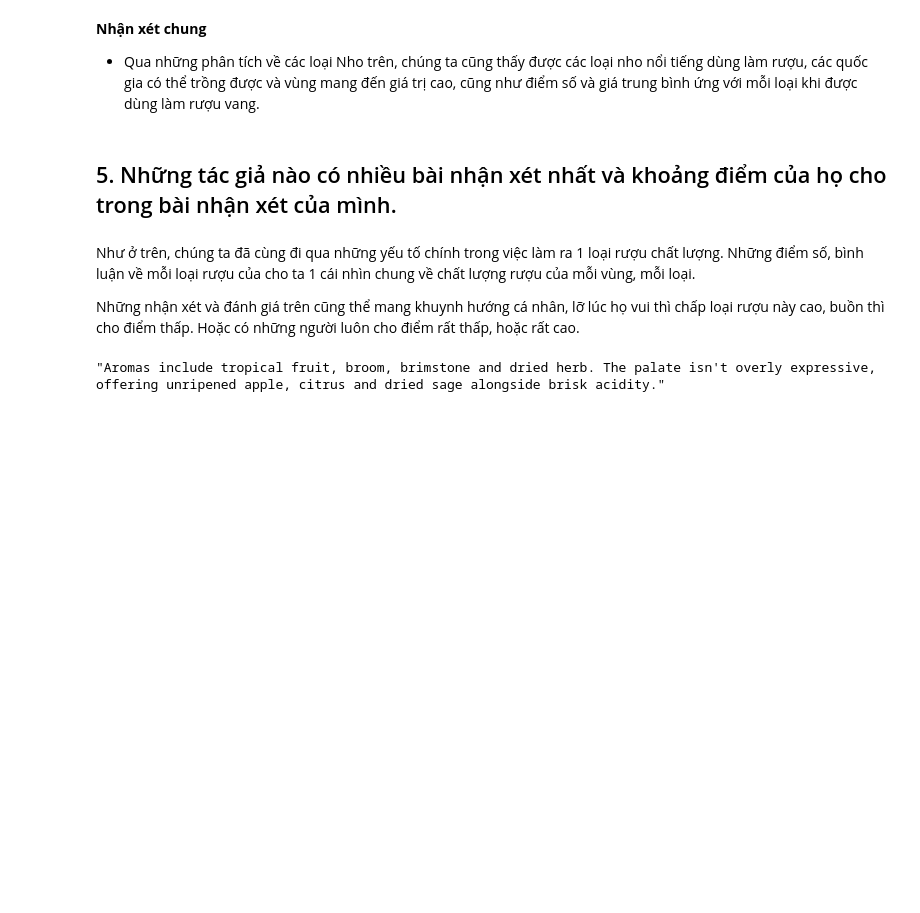
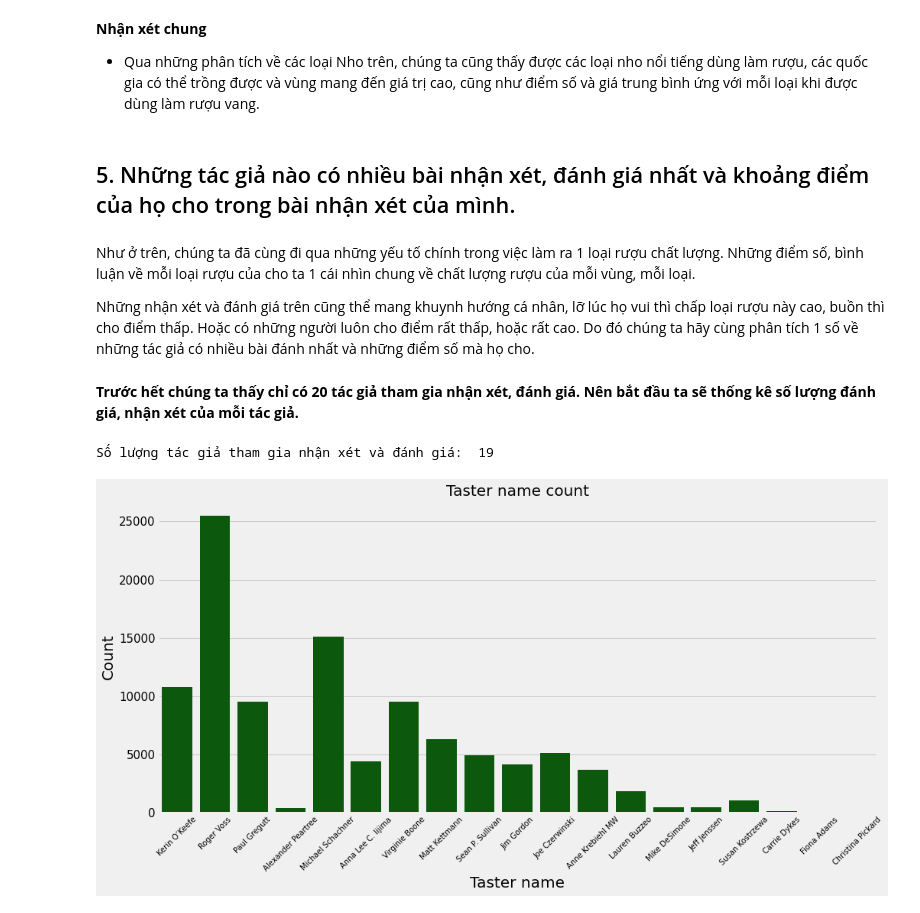
Before and after one commit to KhanhNguyen4999/LTKHDL_FinalProject, a Jupyter notebook: 1712525-NguyenNgocMinhKhanh.ipynb, the cells around one changed output. Cells and saved outputs as stored; diff of their text form; code cells hidden in the pictures; blank space fills up the shorter version.

Commit message:
Hoàn thành câu hỏi thứ 5 và đánh giá về quá trình làm bài

```diff
--- a/1712525-NguyenNgocMinhKhanh.ipynb
+++ b/1712525-NguyenNgocMinhKhanh.ipynb
@@ -850,12 +849,24 @@ Text(0.5, 1.0, 'Price by variety of grapes')
 
 - Qua những phân tích về các loại Nho trên, chúng ta cũng thấy được các loại nho nổi tiếng dùng làm rượu, các quốc gia có thể trồng được và vùng mang đến giá trị cao, cũng như điểm số và giá trung bình ứng với mỗi loại khi được dùng làm rượu vang.
 # %% [markdown]
-## 5.  Những tác giả nào có nhiều bài nhận xét nhất và khoảng điểm của họ cho trong bài nhận xét của mình.
+## 5.  Những tác giả nào có nhiều bài nhận xét, đánh giá nhất và khoảng điểm của họ cho trong bài nhận xét của mình.
 # %% [markdown]
 Như ở trên, chúng ta đã cùng đi qua những yếu tố chính trong việc làm ra 1 loại rượu chất lượng. Những điểm số, bình luận về mỗi loại rượu của cho ta 1 cái nhìn chung về chất lượng rượu của mỗi vùng, mỗi loại.
 
-Những nhận xét và đánh giá trên cũng thể mang khuynh hướng cá nhân, lỡ lúc họ vui thì chấp loại rượu này cao, buồn thì cho điểm thấp. Hoặc có những người luôn cho điểm rất thấp, hoặc rất cao.
+Những nhận xét và đánh giá trên cũng thể mang khuynh hướng cá nhân, lỡ lúc họ vui thì chấp loại rượu này cao, buồn thì cho điểm thấp. Hoặc có những người luôn cho điểm rất thấp, hoặc rất cao. Do đó chúng ta hãy cùng phân tích 1 số về những tác giả có nhiều bài đánh nhất và những điểm số mà họ cho.
-# %%
-wine_df['description'][0]
-# %% [output]
-"Aromas include tropical fruit, broom, brimstone and dried herb. The palate isn't overly expressive, offering unripened apple, citrus and dried sage alongside brisk acidity."
+# %% [markdown]
+**Trước hết chúng ta thấy chỉ có 20 tác giả tham gia nhận xét, đánh giá. Nên bắt đầu ta sẽ thống kê số lượng đánh giá, nhận xét của mỗi tác giả.**
+# %%
+df = wine_df[wine_df['taster_name']!='unknown']
+print("Số lượng tác giả tham gia nhận xét và đánh giá: ", df['taster_name'].nunique())
+# %% [output]
+Số lượng tác giả tham gia nhận xét và đánh giá:  19
+# %%
+sns.countplot(x = 'taster_name', data = df, color = 'darkgreen')
+plt.xlabel('Taster name', fontsize=20)
+plt.ylabel('Count', fontsize = 20)
+plt.xticks(rotation = 45, fontsize = 10)
+plt.title('Taster name count', fontsize = 20)
+plt.show()
+# %% [output]
+[figure, added]
```
Also changed, not shown: parts of 17 cells of this notebook.
